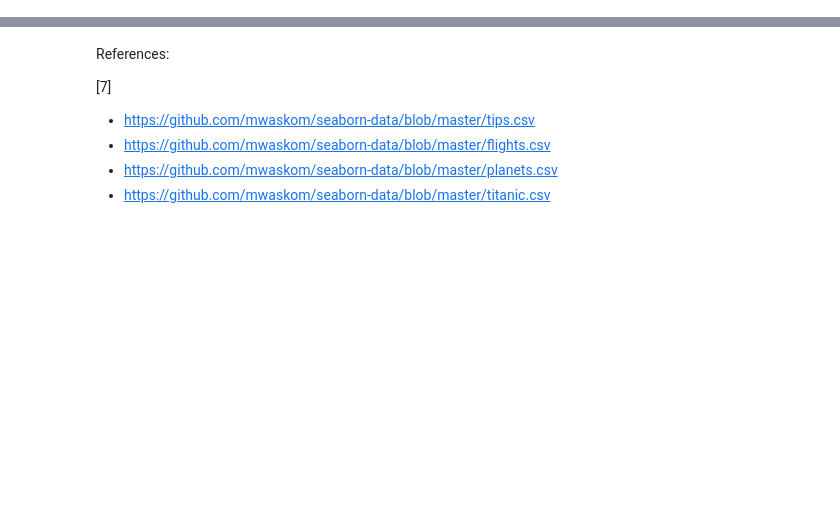
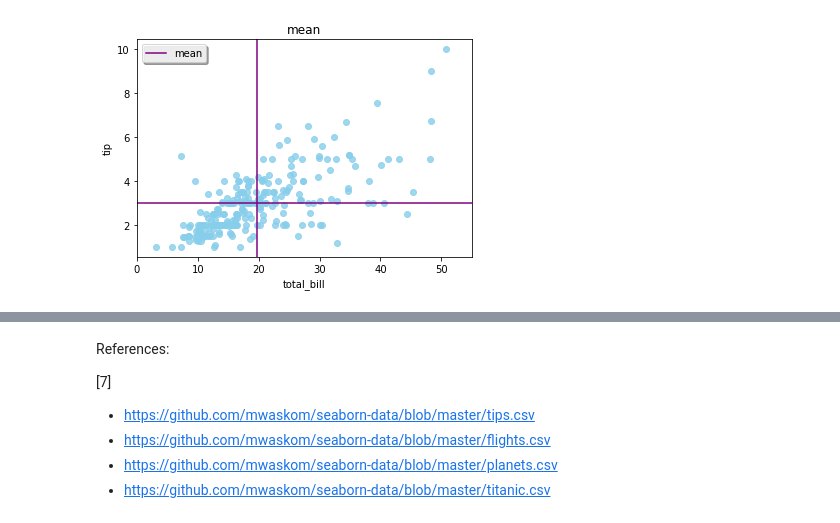
Before and after one commit to wilhelmamundsen/Statistics, a Jupyter notebook: correlation.ipynb, the cells around one changed output, grey strips where cells are left out. Drawn from its saved outputs; the diff is of its cells as text; code cells hidden in the pictures; blank space fills up the shorter version.

```diff
--- a/correlation.ipynb
+++ b/correlation.ipynb
@@ -18,0 +41,81 @@ https://stats.stackexchange.com/questions/26300/does-causation-imply-correlation
+# %%
+# Generate x and y lists
+#x = np.arange(1,11,1)
+#y = np.arange(1,11,1)
+#y = np.flipud(y)
+
+#x = st.norm.rvs(size=10, scale=3)
+#y = st.norm.rvs(size=10)
+
+tips = sns.load_dataset("tips")
+
+x = tips['total_bill']
+y = tips['tip']
+
+plt.figure(1)
+
+# Take the mean of the lists
+mean_x = np.mean(x)
+mean_y = np.mean(y)
+
+# Plot lines on respective means
+plt.axvline(x=mean_x, color='purple', label='mean')
+plt.axhline(y=mean_y, color='purple')
+
+# Plot data in regline-less regplot
+sns.regplot("total_bill", "tip", data=tips, scatter=True, fit_reg=False, color='#87CEEB')
+plt.title('mean')
+plt.xlim(0,55)
+plt.legend(shadow=True)
+
+plt.figure(2)
+
+# Plot lines on respective means
+plt.axvline(x=mean_x, color='purple', label='mean')
+plt.axhline(y=mean_y, color='purple')
+
+# Plot the stdev of the lines
+abs_stdev_x = np.std(x)
+abs_stdev_y = np.std(y)
+
+plt. axvline(x=mean_x + abs_stdev_x, color='red', label='stdev')
+plt. axvline(x=mean_x - abs_stdev_x, color='red')
+
+plt. axhline(y=mean_y + abs_stdev_y, color='red')
+plt. axhline(y=mean_y - abs_stdev_y, color='red')
+
+# Plot data in regline-less regplot
+sns.regplot(x, y, scatter=True, fit_reg=False, color='#87CEEB')
+plt.title('mean and stdev')
+plt.xlim(0,55)
+plt.legend(shadow=True)
+
+########
+
+plt.figure(3)
+
+# Plot lines on respective means
+plt.axvline(x=mean_x, color='purple', label='mean')
+plt.axhline(y=mean_y, color= 'purple')
+
+# Plot the stdev of the lines
+abs_stdev_x = np.std(x)
+abs_stdev_y = np.std(y)
+
+plt. axvline(x=mean_x + abs_stdev_x, color='red', label='stdev')
+plt. axvline(x=mean_x - abs_stdev_x, color='red')
+
+plt. axhline(y=mean_y + abs_stdev_y, color='red')
+plt. axhline(y=mean_y - abs_stdev_y, color='red')
+
+fit = st.linregress(x, y)
+sns.regplot(x, y, color='#87CEEB', fit_reg=False)
+plt.plot(x, fit[0] * x + fit[1], color='black', label='regression')
+
+plt.title('mean, stdev and corr coeff')
+plt.legend(shadow=True)
+
+# Show everything
+plt.show()
+# %% [output]
+[figure, added]
```
Also changed, not shown: parts of 18 cells of this notebook.
